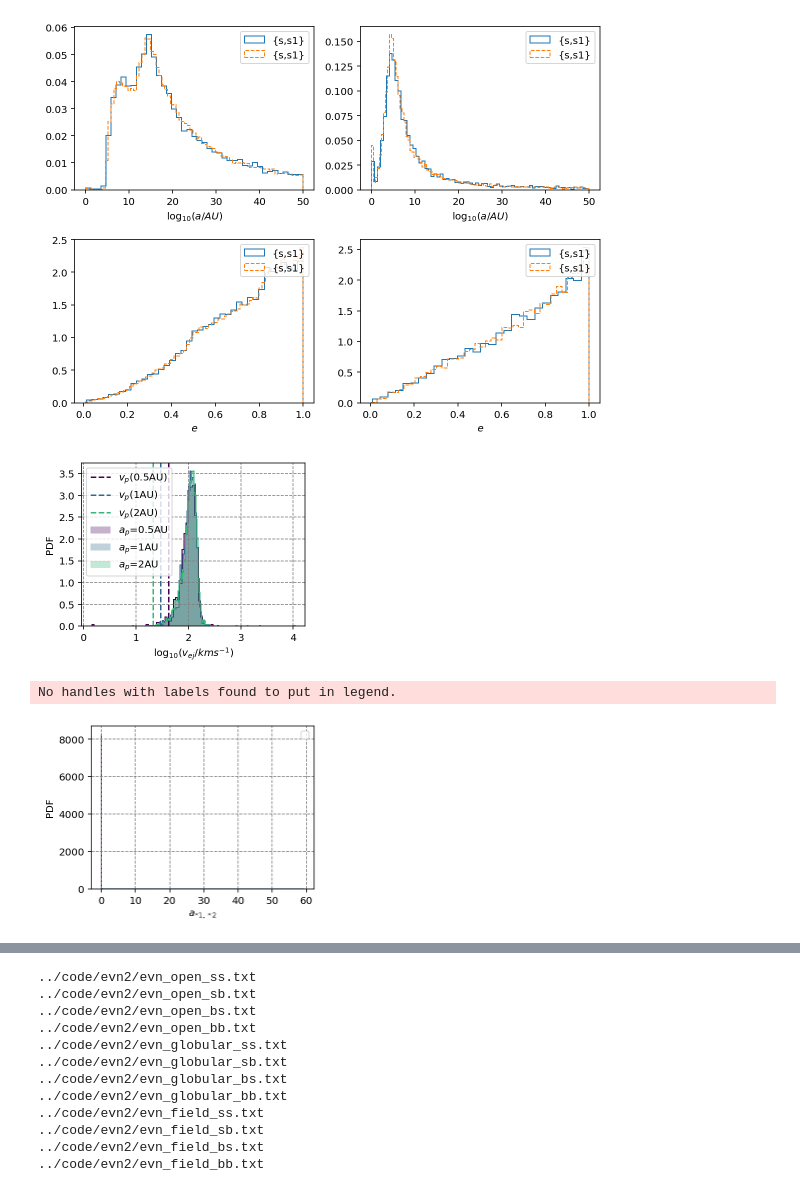
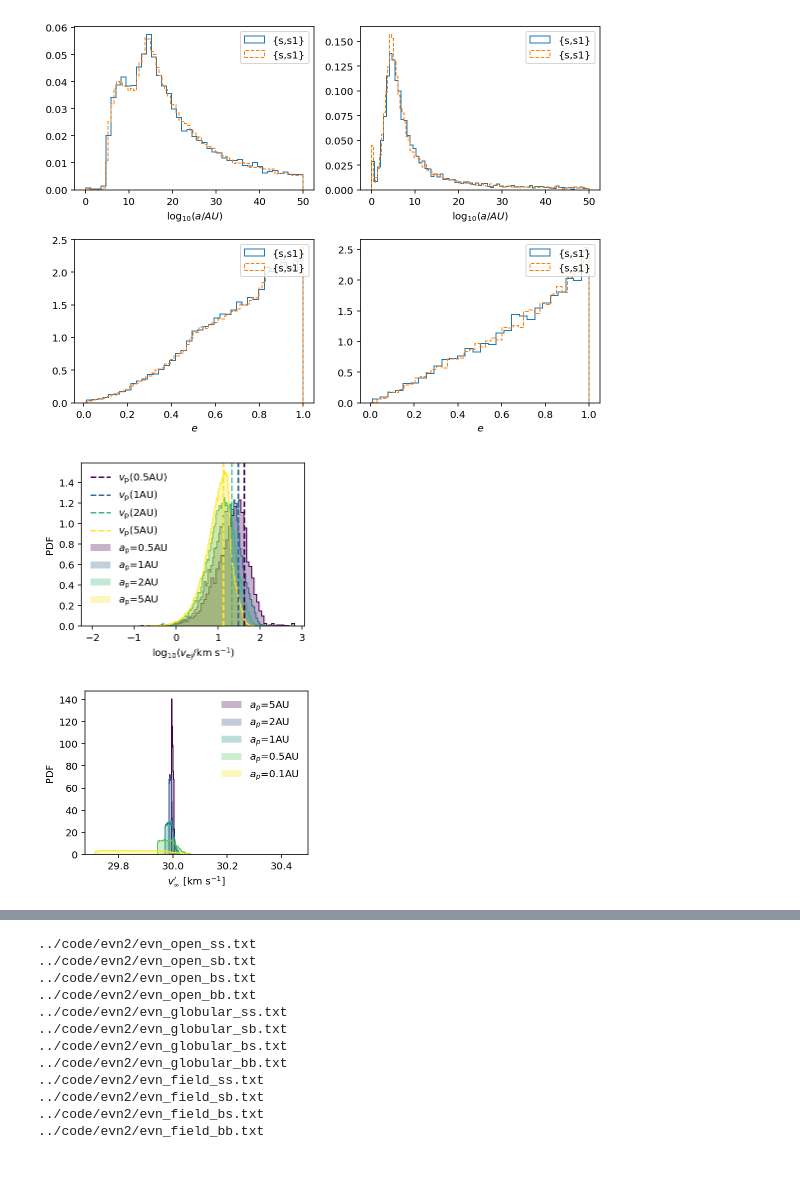
Before and after one commit to YihanWangAstro/planet-app, a Jupyter notebook: process/planet-app.ipynb, the cells around one changed output, grey strips where cells are left out. Cells and saved outputs as stored; diff of their text form; code cells hidden in the pictures.

```diff
--- a/process/planet-app.ipynb
+++ b/process/planet-app.ipynb
@@ -481,13 +481,13 @@ v=np.array([0.1, 3.42222222,  6.74444444,  10.06666667, 13.38888889, 16.71111111
 v_name =['0.1', '3.4', '6.7', '10.1', '13.4', '16.7', '20.0', '23.4', '26.7', '30.0']
 a_j = ['0.1', '0.5', '1.0', '1.5', '2.0', '2.5', '3.0', '3.5', '4.0', '4.5', '5.0']
 # %%
-#prefix = '../code/solar-normal/bb/solar-normal-bb_bb_'
-prefix = '../code/solar-normal/bb/solar-normal-bb_bb_'
+prefix = '../code/solar-normal/sb/solar-normal-sb_sb_'
+#prefix = '../code/ss/solar-normal-ss_ss_'
 
-vel = '0.1'
-idx = bb_idx
-names = bb_names
-pairs = bb_pairs
+vel = '30.0'
+idx = sb_idx
+names = sb_names
+pairs = sb_pairs
 
 df01 = pd.DataFrame(post_process(prefix+ vel+ '_0.1.txt', idx, names, pairs))
 
@@ -497,7 +497,7 @@ df1 = pd.DataFrame(post_process(prefix+ vel+ '_1.0.txt', idx, names, pairs))
 
 df2 = pd.DataFrame(post_process(prefix+ vel+'_2.0.txt', idx, names, pairs))
 
-#df5 = pd.DataFrame(post_process(prefix+ vel+'_5.0.txt', idx, names, pairs))
+df5 = pd.DataFrame(post_process(prefix+ vel+'_5.0.txt', idx, names, pairs))
 # %%
 prefix11 = '../code/ss/solar-normal-ss_ss_'
 prefix21 = '../code/solar-normal/sb/solar-normal-sb_sb_'
@@ -882,7 +882,7 @@ def ejection_v(dfs, a0s, tp,colors):
 
         #return
 
-        a = flyby_a(df, tp)
+        #a = flyby_a(df, tp)
 
         #plt.hist(a[ej])
         #plt.hist(np.log10(rmin[ej]))
@@ -892,42 +892,42 @@ def ejection_v(dfs, a0s, tp,colors):
         #plt.axvline(np.log10(d1.mean()))
 
         #plt.axvline(np.log10(d2.mean()))
 
         #return
         #if a0 != 2:
         #    continue
 
         #plt.scatter(np.log10(vj[ej]/KMS), (rmin[ej]),s=.5,color=color,lw=0,label='$a_p$='+str(a0)+'AU')
 
         #plt.axhline(d.mean(),ls='--',lw=0.5,label='collision limit')
 
         #plt.yscale('log')
 
         #return
 
         #plt.hist(np.log10(vj[coll]/KMS),bins='auto',histtype='step',density=True,color=color,ls='-')
 
         #plt.scatter(np.log10(vj[ej&flyby]/KMS),(a[ej&flyby]/KMS),s=1,color=color,label='$a_p$='+str(a0)+'AU')
-        plt.hist(np.log10(a[ej&flyby]/KMS),bins='auto',histtype='step',density=True,color=color,ls='-')
-        plt.hist(np.log10(a[ej&flyby]/KMS),bins='auto',histtype='stepfilled',density=True,color=color,alpha=0.3,label='$a_p$='+str(a0)+'AU')
+        plt.hist(np.log10(vj[ej]/KMS),bins='auto',histtype='step',density=True,color=color,ls='-')
+        plt.hist(np.log10(vj[ej]/KMS),bins='auto',histtype='stepfilled',density=True,color=color,alpha=0.3,label='$a_{\\rm p}$='+str(a0)+'AU')
 
         #plt.hist(np.log10(vj[ej&~flyby]/KMS),bins='auto',histtype='step',density=True,color=color,ls='--')
         #plt.hist(np.log10(vj[ej&~flyby]/KMS),bins='auto',histtype='stepfilled',density=True,color=color,alpha=0.3,label='$a_p$='+str(a0)+'AU')
 
-        plt.axvline(np.log10(v0/KMS),color=color,ls='--',label='$v_p($'+str(a0)+'AU)')
+        plt.axvline(np.log10(v0/KMS),color=color,ls='--',label='$v_{\\rm p}($'+str(a0)+'AU)')
 
         #return
-    plt.legend(loc=2)
-    plt.xlabel('$\log_{10}(v_{ej}/kms^{-1})$')
+    plt.legend(loc=2,frameon=False)
+    plt.xlabel('$\log_{10}(v_{\\rm ej}/$km s$^{-1})$')
 
     #plt.ylabel('min(d) [AU]')
     plt.ylabel('PDF')
-    plt.grid(True)
-    #savefig(plt,'ejection-v-bb-01')
+    #plt.grid(True)
+    savefig(plt,'ejection-v-sb-01')
     #savefig(plt, 'investigation')
-ejection_v([df05, df1, df2], [0.5,1,2], 'bb', cm.viridis(np.linspace(0,1,4)))
+ejection_v([df05, df1, df2, df5], [0.5,1,2,5], 'sb', cm.viridis(np.linspace(0,1,4)))
 # %% [output]
-[figure, old version]
+[figure, new version]
 # %%
 def v_hist(dfs,a0s):
     colors = cm.viridis(np.linspace(0,1,len(dfs)))
@@ -1006,9 +1006,9 @@ def v_hist(dfs,a0s):
         E = 0.5*ms*vs**2 + 0.5*(mj+ms1)*vcm**2 - ms*(ms1+mj)/r
 
         #v22= vcm**2 - G*ms**2/(ms+ms1+mj)/r * 2
-        #new_v = np.sqrt(np.abs(vcm**2 - G*ms**2/(ms+ms1+mj)/r * 2) )
+        new_v = np.sqrt(np.abs(vcm**2 - G*ms**2/(ms+ms1+mj)/r * 2) )
 
-        #new_v = new_v*(ms+ms1+mj)/ms
+        new_v = new_v*(ms+ms1+mj)/ms
 
         #print((0.5*ms1*(ms+mj)/(ms1+ms+mj)*v0**2-G*ms*mj/a0/2))
 
@@ -1026,20 +1026,19 @@ def v_hist(dfs,a0s):
 
         #return
 
-        plt.hist((E[cap]),bins='auto',histtype='step',density=True,color=color)
-        #plt.hist((new_v[cap]/KMS),bins='auto',histtype='stepfilled',density=True,alpha=0.3,color=color,label='$a_{p}$='+str(a0)+'AU')
-    plt.legend(loc=0)
-    #plt.xlabel('$v_\infty^\prime$ [$kms^{-1}$]')
-    plt.xlabel('$a_{*1,*2}$')
+        plt.hist((new_v[cap]/KMS),bins='auto',histtype='step',density=True,color=color)
+        plt.hist((new_v[cap]/KMS),bins='auto',histtype='stepfilled',density=True,alpha=0.3,color=color,label='$a_{p}$='+str(a0)+'AU')
+    plt.legend(loc=0,frameon=False)
+    plt.xlabel('$v_\infty^\prime$ [km s$^{-1}$]')
+    #plt.xlabel('$a_{*1,*2}$')
     plt.ylabel('PDF')
         #plt.xlim([0,12])
-    plt.grid(True)
-    #savefig(plt,'letter-cm-a-01')
+    #plt.grid(True)
+    savefig(plt,'30post-v')
 
-v_hist([df5,df2,df1,df05], [5,2,1,0.5])
+v_hist([df5,df2,df1,df05,df01], [5,2,1,0.5,0.1])
 # %% [output]
-No handles with labels found to put in legend.
-[figure, old version]
+[figure, new version]
 # %%
 def prograde(ip,ii):
     di = ii - ip
```
Also changed, not shown: parts of 6 cells of this notebook, 2 other files.
